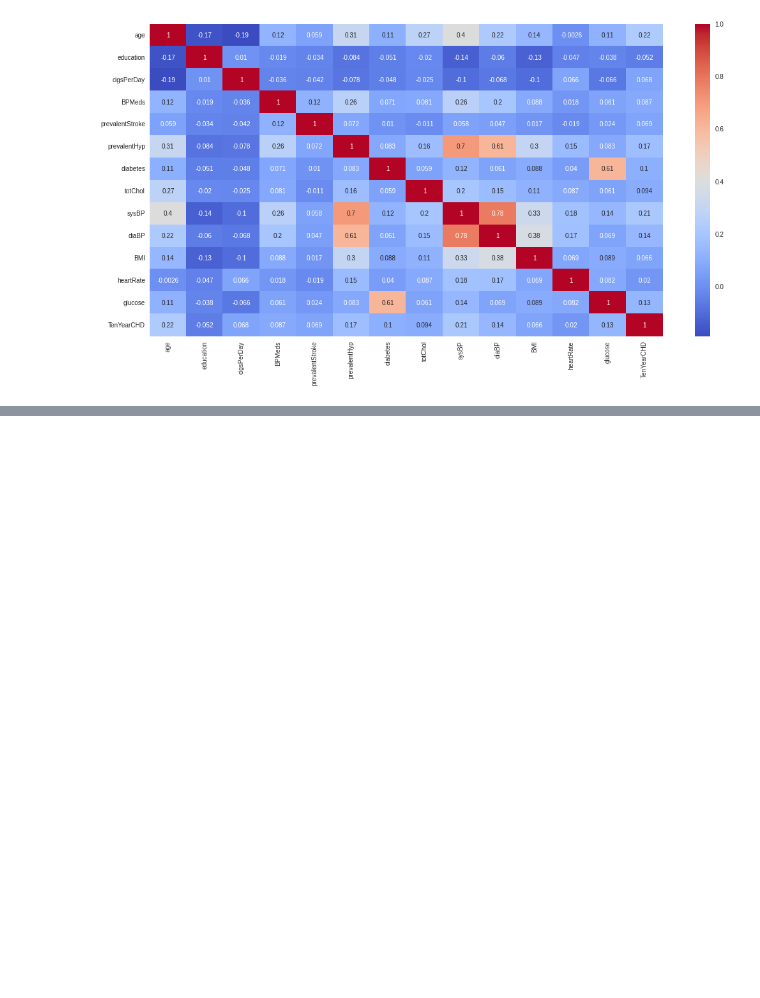
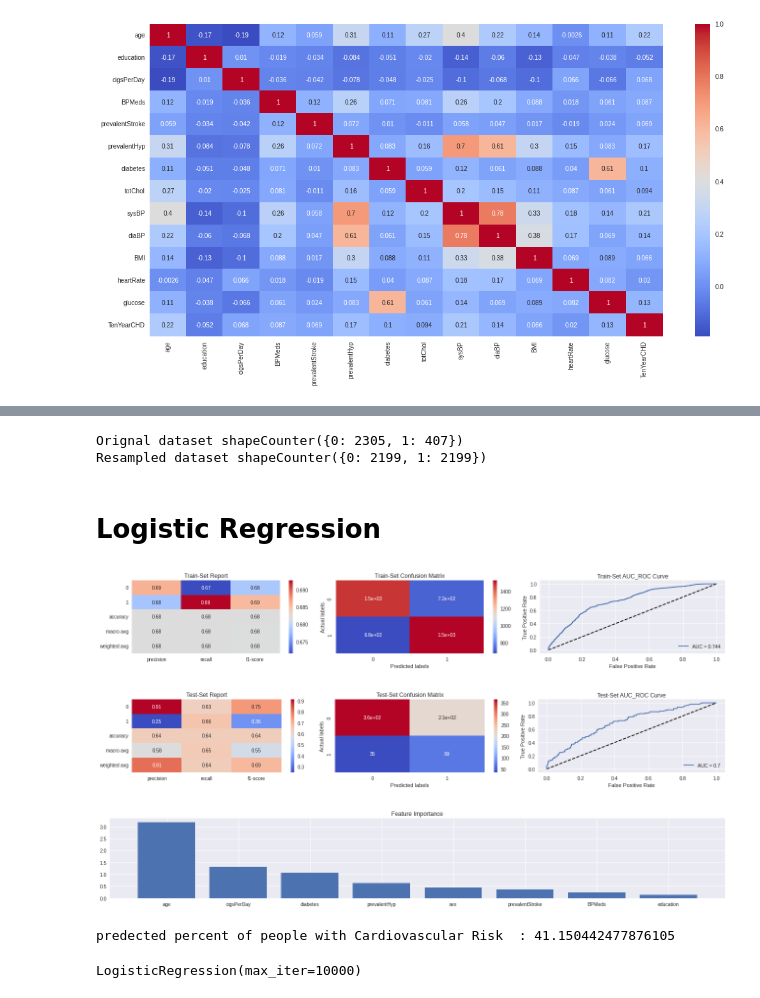
Before and after one commit to nehal35/Cardiovascular_Risk_Prediction_Capstone_Project, a Jupyter notebook: Cardiovascular_Risk_Prediction_Capstone_Project.ipynb, the cells around one changed output, grey strips where cells are left out. Cells and saved outputs as stored; diff of their text form; code cells hidden in the pictures; blank space fills up the shorter version.

```diff
--- a/Cardiovascular_Risk_Prediction_Capstone_Project.ipynb
+++ b/Cardiovascular_Risk_Prediction_Capstone_Project.ipynb
@@ -367,0 +428,21 @@ sns.heatmap(data[data.describe().columns].corr(),annot=True, cmap='coolwarm')
+# %%
+# Defining variable required
+scaler= MinMaxScaler()
+scoring= make_scorer(f1_score,pos_label=1)
+features=[i for i in df.columns if i not in ['TenYearCHD']]
+# %%
+# splitting the data into train and test
+X= scaler.fit_transform(df[independent_variables])
+y=df['TenYearCHD']
+X_train,X_test,y_train,y_test=train_test_split(X,y,test_size = 0.2, random_state = 0)
+# %%
+# Handling imbalence dataset
+X_smote, y_smote = SMOTETomek(random_state=42).fit_resample(X_train, y_train)
+
+# checking value counts for both classes Before and After handling class imbalence:
+from collections import Counter
+print('Orignal dataset shape{}'.format(Counter(y_train)))
+print('Resampled dataset shape{}'.format(Counter(y_smote)))
+# %% [output]
+Orignal dataset shapeCounter({0: 2305, 1: 407})
+Resampled dataset shapeCounter({0: 2199, 1: 2199})
@@ -367,0 +520,12 @@ sns.heatmap(data[data.describe().columns].corr(),annot=True, cmap='coolwarm')
+# %% [markdown]
+# **Logistic Regression**
+# %%
+# Fitting Linear Regression Model
+lr = LogisticRegression(fit_intercept=True, max_iter=10000)
+analyse_model(lr,  X_smote, X_test, y_smote, y_test)
+# %% [output]
+[figure, added]
+[figure, added]
+[figure, added]
+predected percent of people with Cardiovascular Risk  : 41.150442477876105
+LogisticRegression(max_iter=10000)
```
Also changed, not shown: parts of 11 cells of this notebook.
